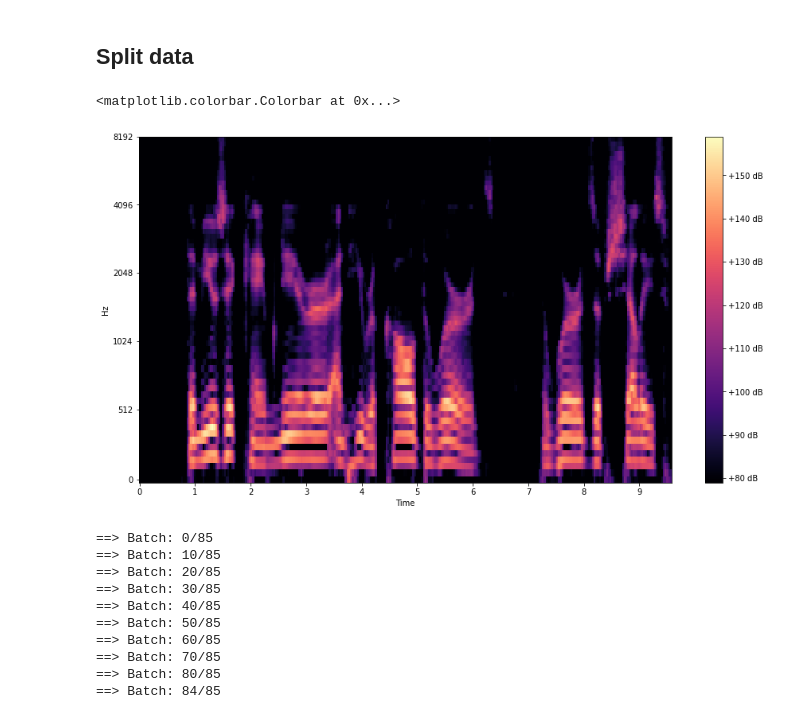
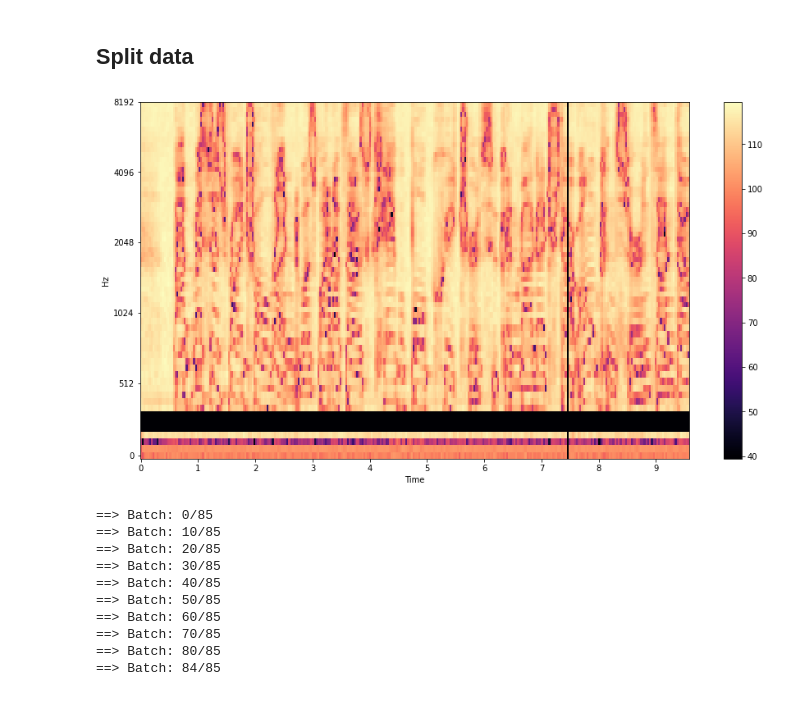
Before and after one commit to timurkakhanovich/ASR, a Jupyter notebook: quatznet.ipynb, the cells around one changed output. Saved outputs shown, nothing was run; the diff lists cells and outputs as text; code cells hidden in the pictures.

```diff
--- a/quatznet.ipynb
+++ b/quatznet.ipynb
@@ -59,29 +60,31 @@ class ASRProcessor(object):
             hop_length=hop_length,
             n_mels=n_mels
         )
-
         if split == 'train':
-            self.processor = nn.Sequential(
-                self.mel_spec_processor,
+            self.augmentation = nn.Sequential(
                 torchaudio.transforms.TimeMasking(time_mask_param=5),
                 torchaudio.transforms.FrequencyMasking(freq_mask_param=5)
             )
         else:
-            self.processor = self.mel_spec_processor
+            self.augmentation = None
 
         self.let2idx = ["-", " ", "'", "<PAD>"]
         self.let2idx.extend([s for s in string.ascii_lowercase])
         self.vocab = {w: idx for idx, w in enumerate(self.let2idx)}
 
     def text_processor(self, text):
-        sym_tokenize = [s for s in text]
-
-        return torch.LongTensor([self.vocab[symbol] for symbol in sym_tokenize])
+        return torch.LongTensor([self.vocab[symbol] for symbol in text])
 
     def __call__(self, input_values: torch.tensor, labels: str) -> Dict[str, Union[torch.tensor, torch.LongTensor]]:
+        log_mel_spec_image = torch.log(self.mel_spec_processor(input_values))
+        input_preprocessed = self.augmentation(log_mel_spec_image) \
+                                if self.augmentation is not None else log_mel_spec_image
+
+        text_preprocessed = self.text_processor(labels)
+
         return {
-            'input_features': self.processor(input_values),
-            'labels': self.text_processor(labels)
+            'input_features': input_preprocessed,
+            'labels': text_preprocessed
         }
 
     def CTCDecode(self, input_string):
@@ -486,15 +489,15 @@ datasets, dataloaders = set_split(
     batch_size=BATCH_SIZE, train_shuffle=True
 )
 # %%
-mel_spec_image = datasets['test'][5]['input_features'][:, :300]
+mel_spec_image = datasets['train'][4]['input_features'][:, :300]
 
 plt.figure(figsize=(15, 8))
 mel_sgram = librosa.amplitude_to_db(mel_spec_image, ref=np.min)
 librosa.display.specshow(mel_sgram, sr=16000, x_axis='time', y_axis='mel')
-plt.colorbar(format='%+2.0f dB')
+plt.colorbar()
+plt.show()
 # %% [output]
-<matplotlib.colorbar.Colorbar at 0x...>
-[figure, old version]
+[figure, new version]
 # %%
 validate_model(model, dataloaders['val'], criterion, metrics)
 # %% [output]
```
Also changed, not shown: parts of 6 cells of this notebook.
